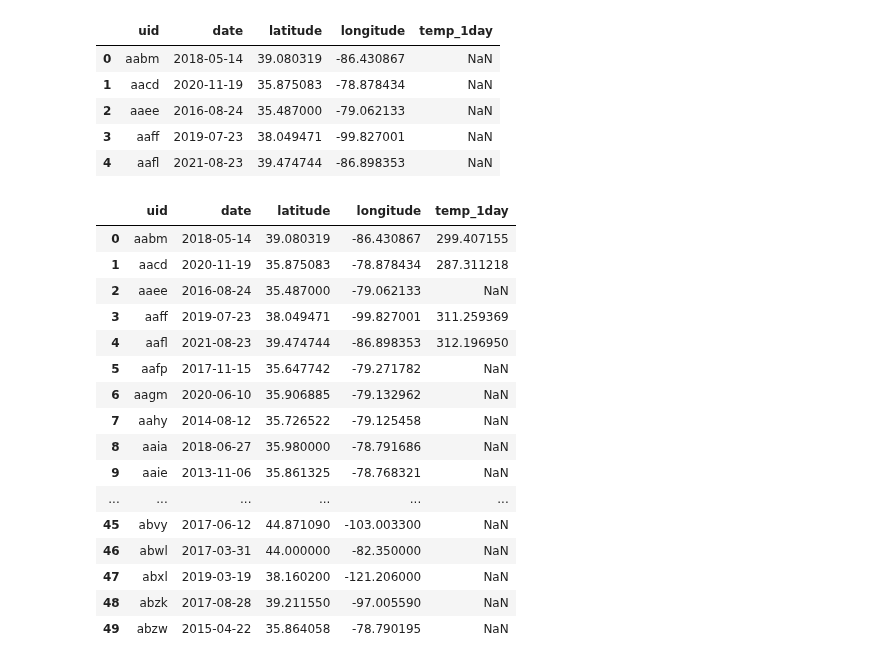
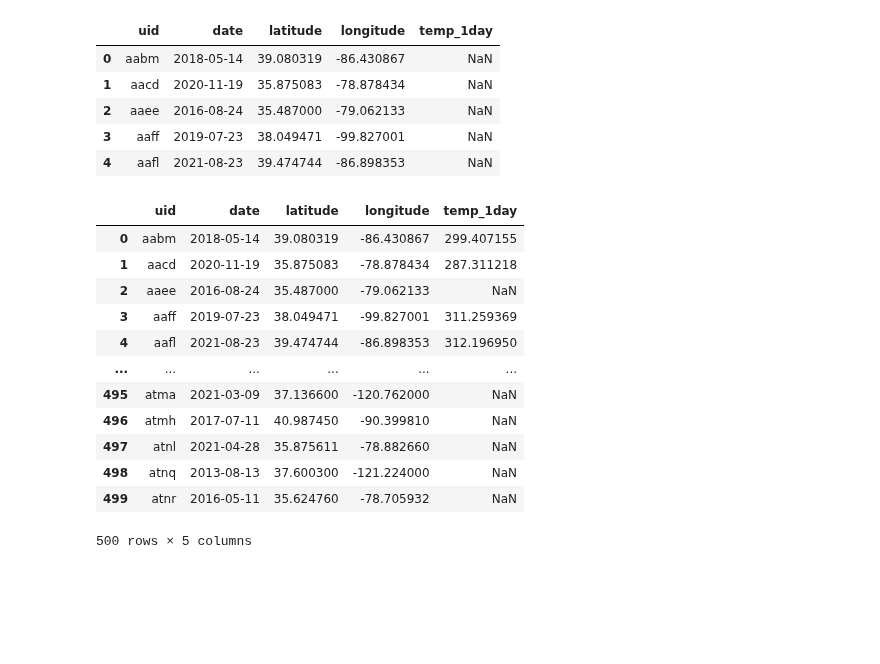
Before and after one commit to mduncan23/Predicting-Harmful-Algal-Blooms, a Jupyter notebook: Temp_data_pulls-my attempts.ipynb, the cells around one changed output. Cells and saved outputs as stored; diff of their text form; code cells hidden in the pictures; blank space fills up the shorter version.

Commit message:
pulling temp data

```diff
--- a/Temp_data_pulls-my attempts.ipynb
+++ b/Temp_data_pulls-my attempts.ipynb
@@ -424,25 +426,21 @@ climate_train_df.head()
 | 3 | aaff | 2019-07-23 | 38.049471 | -99.827001 | NaN |
 | 4 | aafl | 2021-08-23 | 39.474744 | -86.898353 | NaN |
 # %%
-test_climate_train_df = climate_train_df.head(50)
+climate_train_df_499 = climate_train_df.head(500)
-# %%
-test_climate_train_df
-# %% [output]
-|  | uid | date | latitude | longitude | temp_1day |
-| 0 | aabm | 2018-05-14 | 39.080319 | -86.430867 | 299.407155 |
-| 1 | aacd | 2020-11-19 | 35.875083 | -78.878434 | 287.311218 |
-| 2 | aaee | 2016-08-24 | 35.487000 | -79.062133 | NaN |
-| 3 | aaff | 2019-07-23 | 38.049471 | -99.827001 | 311.259369 |
-| 4 | aafl | 2021-08-23 | 39.474744 | -86.898353 | 312.196950 |
-| 5 | aafp | 2017-11-15 | 35.647742 | -79.271782 | NaN |
-| 6 | aagm | 2020-06-10 | 35.906885 | -79.132962 | NaN |
-| 7 | aahy | 2014-08-12 | 35.726522 | -79.125458 | NaN |
-| 8 | aaia | 2018-06-27 | 35.980000 | -78.791686 | NaN |
-| 9 | aaie | 2013-11-06 | 35.861325 | -78.768321 | NaN |
-| ... | ... | ... | ... | ... | ... |
-| 45 | abvy | 2017-06-12 | 44.871090 | -103.003300 | NaN |
-| 46 | abwl | 2017-03-31 | 44.000000 | -82.350000 | NaN |
-| 47 | abxl | 2019-03-19 | 38.160200 | -121.206000 | NaN |
-| 48 | abzk | 2017-08-28 | 39.211550 | -97.005590 | NaN |
-| 49 | abzw | 2015-04-22 | 35.864058 | -78.790195 | NaN |
+# %%
+climate_train_df_499
+# %% [output]
+|  | uid | date | latitude | longitude | temp_1day |
+| 0 | aabm | 2018-05-14 | 39.080319 | -86.430867 | 299.407155 |
+| 1 | aacd | 2020-11-19 | 35.875083 | -78.878434 | 287.311218 |
+| 2 | aaee | 2016-08-24 | 35.487000 | -79.062133 | NaN |
+| 3 | aaff | 2019-07-23 | 38.049471 | -99.827001 | 311.259369 |
+| 4 | aafl | 2021-08-23 | 39.474744 | -86.898353 | 312.196950 |
+| ... | ... | ... | ... | ... | ... |
+| 495 | atma | 2021-03-09 | 37.136600 | -120.762000 | NaN |
+| 496 | atmh | 2017-07-11 | 40.987450 | -90.399810 | NaN |
+| 497 | atnl | 2021-04-28 | 35.875611 | -78.882660 | NaN |
+| 498 | atnq | 2013-08-13 | 37.600300 | -121.224000 | NaN |
+| 499 | atnr | 2016-05-11 | 35.624760 | -78.705932 | NaN |
+500 rows × 5 columns
 # %%
```
Also changed, not shown: parts of 32 cells of this notebook.
